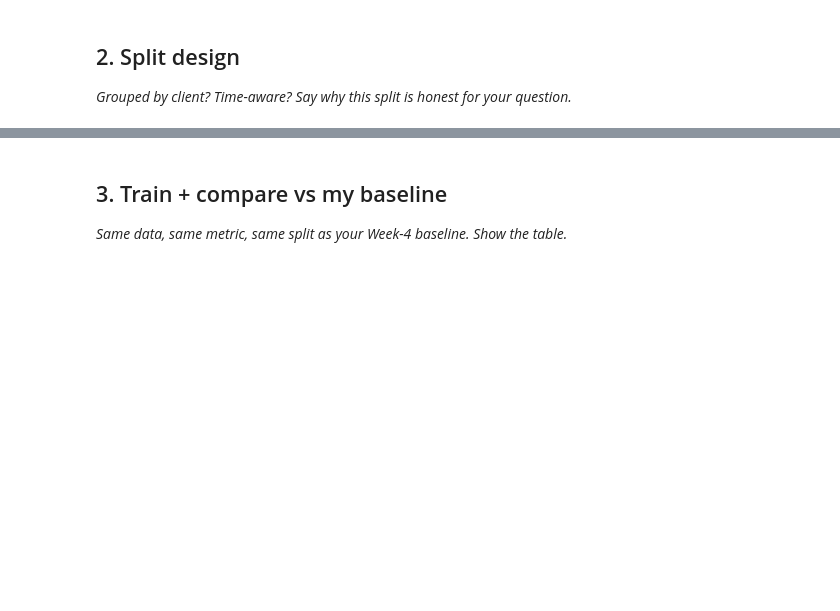
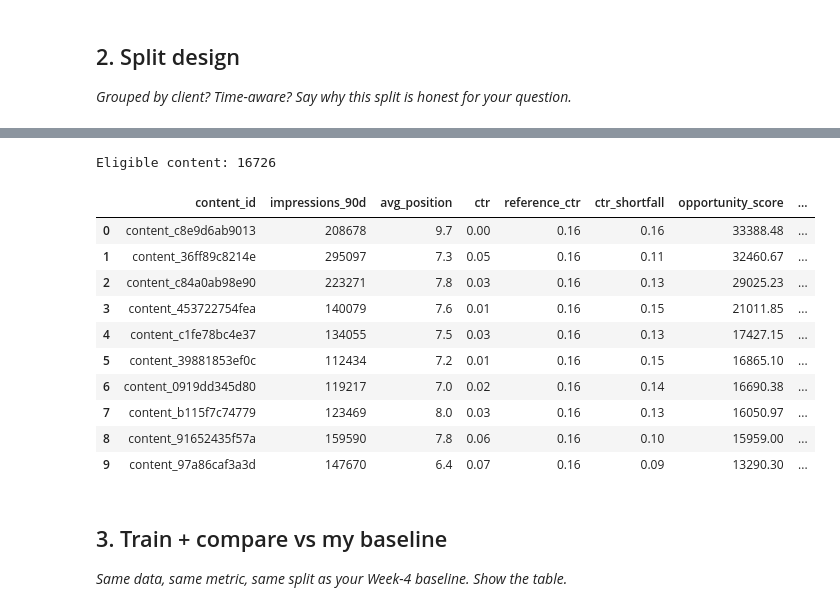
Before and after one commit to deepikachebrolu/flyrank-ml, a Jupyter notebook: work/notebooks/w05_model.ipynb, the cells around one changed output, grey strips where cells are left out. Cells and saved outputs as stored; diff of their text form; code cells hidden in the pictures; blank space fills up the shorter version.

```diff
--- a/work/notebooks/w05_model.ipynb
+++ b/work/notebooks/w05_model.ipynb
@@ -23,3 +551,81 @@ This skeleton is yours to fill. Work the sections **in order** — each one has
+# %%
+# Map the reference CTR to each content item.
+reference_map = position_reference.set_index(
+    "position_bucket"
+)["median_ctr"]
+
+analysis_df["reference_ctr"] = (
+    analysis_df["position_bucket"].map(reference_map)
+)
+
+# Positive values indicate CTR below the position-group median.
+analysis_df["ctr_shortfall"] = (
+    analysis_df["reference_ctr"] - analysis_df["ctr"]
+).clip(lower=0)
+
+# Exclude items without a usable reference.
+analysis_df = analysis_df.dropna(
+    subset=["reference_ctr", "ctr_shortfall"]
+).copy()
+
+# Require at least 500 impressions to focus on visible content.
+analysis_df["eligible"] = (
+    analysis_df["impressions_90d"] >= 500
+)
+
+eligible = analysis_df[
+    analysis_df["eligible"]
+].copy()
+
+# Transparent rule-based candidate score.
+eligible["opportunity_score"] = (
+    eligible["impressions_90d"]
+    * eligible["ctr_shortfall"]
+)
+
+eligible["action"] = np.where(
+    eligible["ctr_shortfall"] > 0,
+    "REVIEW_CTR",
+    "NO_CTR_GAP",
+)
+
+eligible = eligible.sort_values(
+    "opportunity_score",
+    ascending=False,
+).reset_index(drop=True)
+
+eligible["rank"] = np.arange(1, len(eligible) + 1)
+
+print("Eligible content:", len(eligible))
+
+display(
+    eligible[
+        [
+            "content_id",
+            "impressions_90d",
+            "avg_position",
+            "ctr",
+            "reference_ctr",
+            "ctr_shortfall",
+            "opportunity_score",
+            "action",
+            "rank",
+        ]
+    ].head(10)
+)
+# %% [output]
+Eligible content: 16726
+|  | content_id | impressions_90d | avg_position | ctr | reference_ctr | ctr_shortfall | opportunity_score | ... |
+| 0 | content_c8e9d6ab9013 | 208678 | 9.7 | 0.00 | 0.16 | 0.16 | 33388.48 | ... |
+| 1 | content_36ff89c8214e | 295097 | 7.3 | 0.05 | 0.16 | 0.11 | 32460.67 | ... |
+| 2 | content_c84a0ab98e90 | 223271 | 7.8 | 0.03 | 0.16 | 0.13 | 29025.23 | ... |
+| 3 | content_453722754fea | 140079 | 7.6 | 0.01 | 0.16 | 0.15 | 21011.85 | ... |
+| 4 | content_c1fe78bc4e37 | 134055 | 7.5 | 0.03 | 0.16 | 0.13 | 17427.15 | ... |
+| 5 | content_39881853ef0c | 112434 | 7.2 | 0.01 | 0.16 | 0.15 | 16865.10 | ... |
+| 6 | content_0919dd345d80 | 119217 | 7.0 | 0.02 | 0.16 | 0.14 | 16690.38 | ... |
+| 7 | content_b115f7c74779 | 123469 | 8.0 | 0.03 | 0.16 | 0.13 | 16050.97 | ... |
+| 8 | content_91652435f57a | 159590 | 7.8 | 0.06 | 0.16 | 0.10 | 15959.00 | ... |
+| 9 | content_97a86caf3a3d | 147670 | 6.4 | 0.07 | 0.16 | 0.09 | 13290.30 | ... |
 # %% [markdown]
 ## 3. Train + compare vs my baseline
 
```
Also changed, not shown: parts of 22 cells of this notebook.
